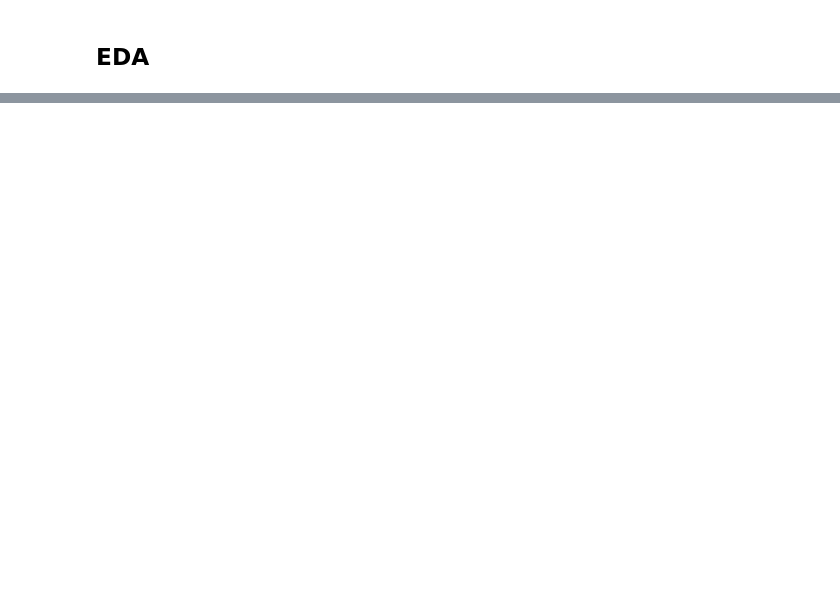
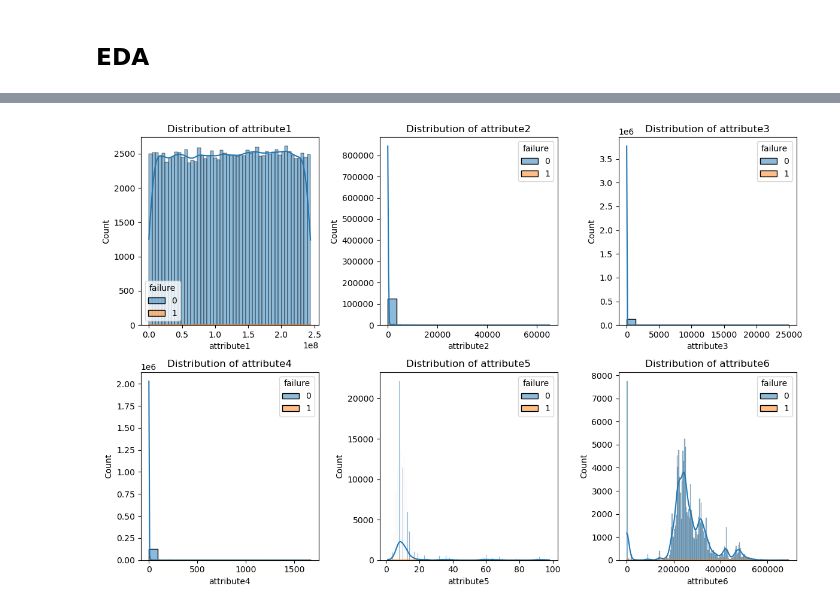
Before and after one commit to ahmettalhabektas/Predicting-Device-Failure, a Jupyter notebook: Failure.ipynb, the cells around one changed output, grey strips where cells are left out. Saved outputs shown, nothing was run; the diff lists cells and outputs as text; code cells hidden in the pictures; blank space fills up the shorter version.

```diff
--- a/Failure.ipynb
+++ b/Failure.ipynb
@@ -204,0 +108,10 @@ evaluate_model()
+# %%
+# Create histograms to visualize the distribution of selected attributes with 'failure' as hue
+plt.figure(figsize=(12, 8))
+for i, col in enumerate(['attribute1', 'attribute2', 'attribute3', 'attribute4', 'attribute5', 'attribute6']):
+    plt.subplot(2, 3, i + 1)
+    sns.histplot(data=df, x=col, hue='failure', kde=True)
+    plt.title(f'Distribution of {col}')
+plt.tight_layout()
+# %% [output]
+[figure, added]
```
Also changed, not shown: parts of 100 cells of this notebook, 2 other files.
